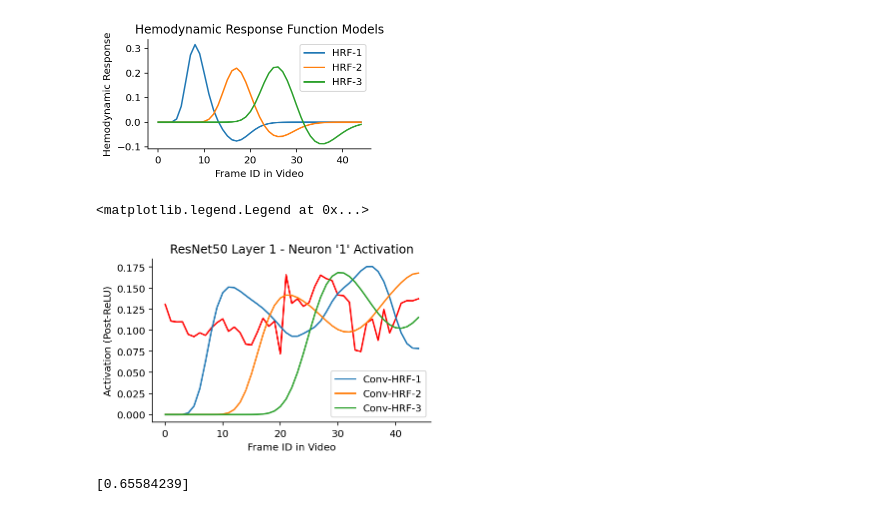
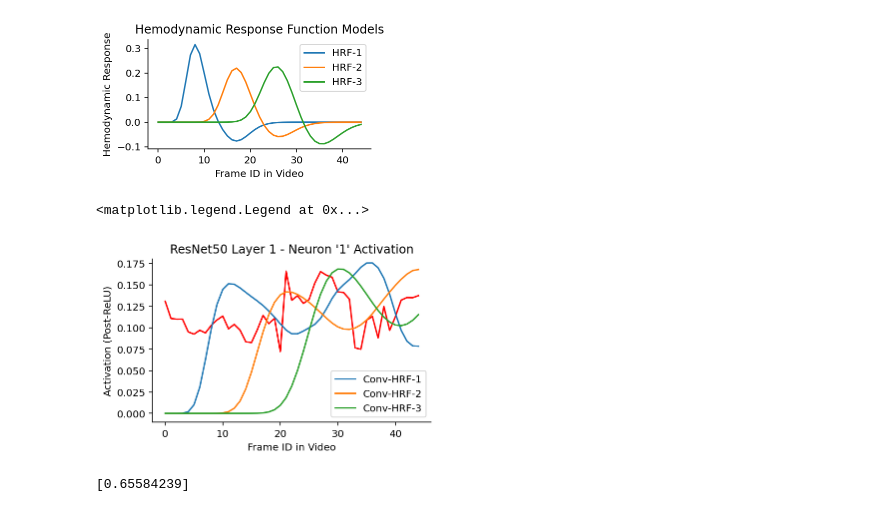
Before and after one commit to RobertTLange/algonauts-2021, a Jupyter notebook: notebooks/fmri_data.ipynb, the cells around one changed output. Drawn from its saved outputs; the diff is of its cells as text; code cells hidden in the pictures.

```diff
--- a/notebooks/fmri_data.ipynb
+++ b/notebooks/fmri_data.ipynb
@@ -153,23 +153,24 @@ convolved_3 = np.convolve(activations, hrf_3)[:-(len(hrf_2) - 1)]
 # %%
 fig, ax = plt.subplots(figsize=(5, 3))
 ax.plot(activations, c="r")
 ax.plot(convolved_1, label="Conv-HRF-1")
 ax.plot(convolved_2, label="Conv-HRF-2")
 ax.plot(convolved_3, label="Conv-HRF-3")
 
 #ax.plot(np.repeat(activations.mean(), num_frames), label="HRF-1")
 
 #ax.plot(np.repeat(convolved.mean(), num_frames), label="Mean HRF-1")
 
 ax.set_xlabel("Frame ID in Video")
 ax.set_ylabel("Activation (Post-ReLU)")
 ax.set_title("ResNet50 Layer 1 - Neuron '1' Activation")
+ax.set_ylim(-0.01, 0.18)
 ax.spines['top'].set_visible(False)
 ax.spines['right'].set_visible(False)
 ax.legend()
 # %% [output]
 <matplotlib.legend.Legend at 0x...>
-[figure, old version]
+[figure, new version]
 # %%
 from sklearn.decomposition import PCA
 pca = PCA(n_components=1)
```
Also changed, not shown: 5 other files.
